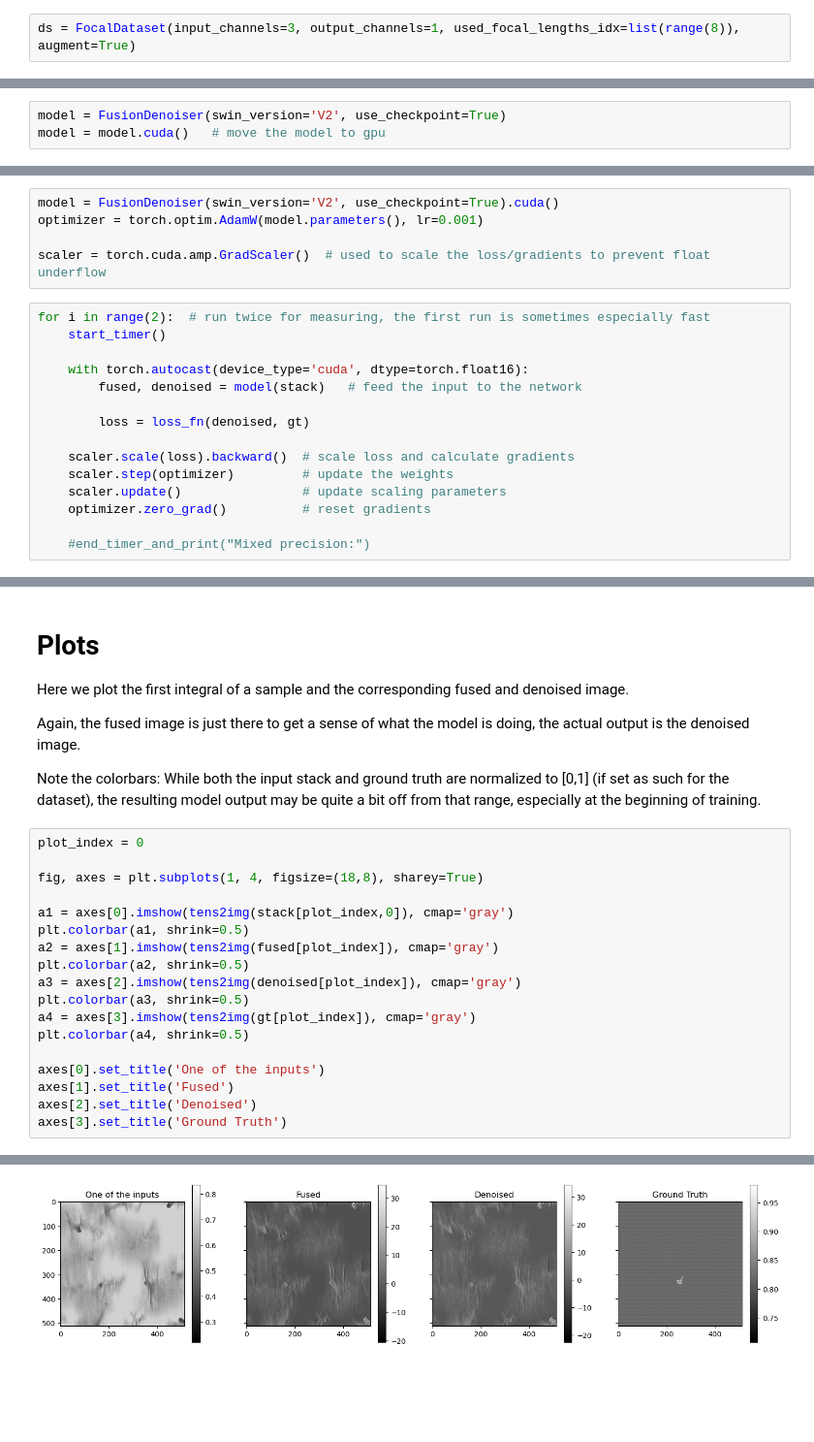
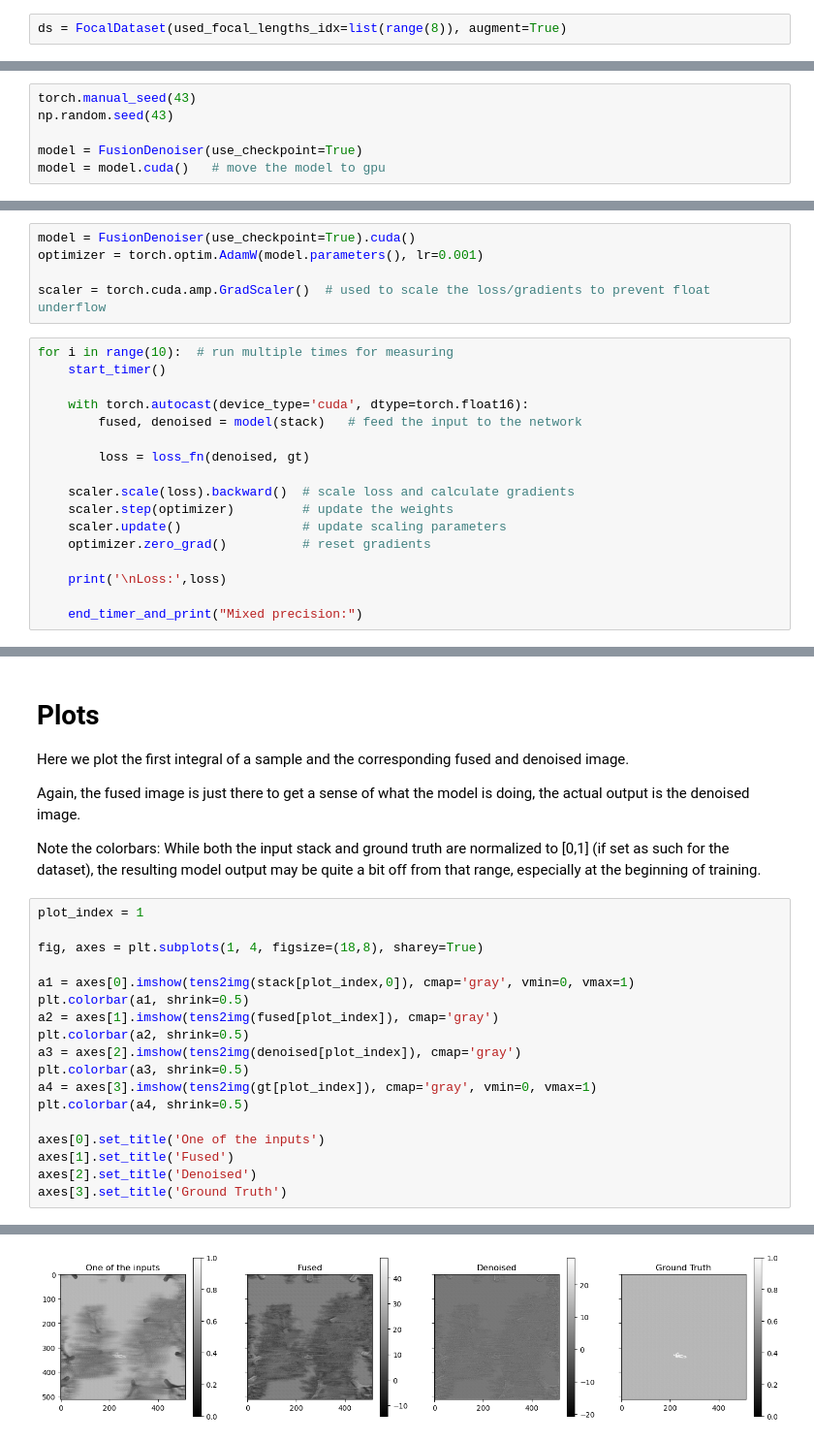
Before and after one commit to ellyhae/AOS_Project, a Jupyter notebook: code/Experiments_explained.ipynb, the cells around one changed output, grey strips where cells are left out. Shown: that part at 97% size. Saved outputs shown, nothing was run; the diff lists cells and outputs as text; blank space fills up the shorter version.

```diff
--- a/code/Experiments_explained.ipynb
+++ b/code/Experiments_explained.ipynb
@@ -47,7 +47,7 @@ The parameter 'normalize' changes the pixel value range from [0,255] to [0,1], w
 # %%
 from dataset import FocalDataset
 # %%
-ds = FocalDataset(input_channels=3, output_channels=1, used_focal_lengths_idx=list(range(8)), augment=True)
+ds = FocalDataset(used_focal_lengths_idx=list(range(8)), augment=True)
 # %%
 stack, gt = ds[0]
 # %%
@@ -109,6 +108,9 @@ Some things I noticed about the parameter choice:
 - mlp_ration increases memory usage
 # %%
-model = FusionDenoiser(swin_version='V2', use_checkpoint=True)
+torch.manual_seed(43)
+np.random.seed(43)
+
+model = FusionDenoiser(use_checkpoint=True)
 model = model.cuda()   # move the model to gpu
 # %%
 optimizer = torch.optim.AdamW(model.parameters(), lr=0.001)
@@ -152,12 +154,12 @@ Automatic mixed precision (AMP) automatically converts between float16 and float
 
 More info [here](https://pytorch.org/tutorials/recipes/recipes/amp_recipe.html) and [here](https://pytorch.org/docs/stable/notes/amp_examples.html#gradient-accumulation) (also includes an example with gradient accumulation).
 # %%
-model = FusionDenoiser(swin_version='V2', use_checkpoint=True).cuda()
+model = FusionDenoiser(use_checkpoint=True).cuda()
 optimizer = torch.optim.AdamW(model.parameters(), lr=0.001)
 
 scaler = torch.cuda.amp.GradScaler()  # used to scale the loss/gradients to prevent float underflow
 # %%
-for i in range(2):  # run twice for measuring, the first run is sometimes especially fast
+for i in range(10):  # run multiple times for measuring
     start_timer()
 
     with torch.autocast(device_type='cuda', dtype=torch.float16):
@@ -170,4 +172,6 @@ for i in range(2):  # run twice for measuring, the first run is sometimes especi
     scaler.update()                # update scaling parameters
     optimizer.zero_grad()          # reset gradients
 
-    #end_timer_and_print("Mixed precision:")
+    print('\nLoss:',loss)
+
+    end_timer_and_print("Mixed precision:")
@@ -188,23 +210,23 @@ Again, the fused image is just there to get a sense of what the model is doing,
 
 Note the colorbars: While both the input stack and ground truth are normalized to [0,1] (if set as such for the dataset), the resulting model output may be quite a bit off from that range, especially at the beginning of training.
 # %%
-plot_index = 0
+plot_index = 1
 
 fig, axes = plt.subplots(1, 4, figsize=(18,8), sharey=True)
 
-a1 = axes[0].imshow(tens2img(stack[plot_index,0]), cmap='gray')
+a1 = axes[0].imshow(tens2img(stack[plot_index,0]), cmap='gray', vmin=0, vmax=1)
 plt.colorbar(a1, shrink=0.5)
 a2 = axes[1].imshow(tens2img(fused[plot_index]), cmap='gray')
 plt.colorbar(a2, shrink=0.5)
 a3 = axes[2].imshow(tens2img(denoised[plot_index]), cmap='gray')
 plt.colorbar(a3, shrink=0.5)
-a4 = axes[3].imshow(tens2img(gt[plot_index]), cmap='gray')
+a4 = axes[3].imshow(tens2img(gt[plot_index]), cmap='gray', vmin=0, vmax=1)
 plt.colorbar(a4, shrink=0.5)
 
 axes[0].set_title('One of the inputs')
 axes[1].set_title('Fused')
 axes[2].set_title('Denoised')
 axes[3].set_title('Ground Truth')
 # %% [output]
 Text(0.5, 1.0, 'Ground Truth')
-[figure, old version]
+[figure, new version]
```
Also changed, not shown: parts of 6 cells of this notebook.
